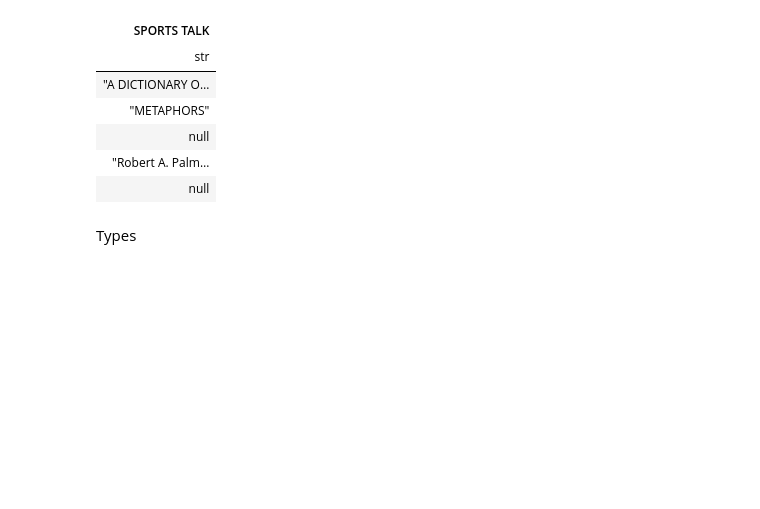
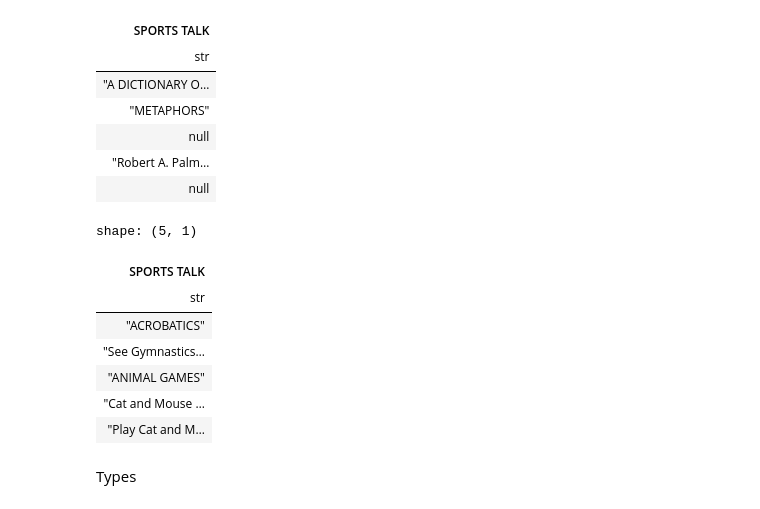
Before and after one commit to tatami-galaxy/sports-language-in-politics, a Jupyter notebook: experiments/notebooks/sports_metaphors_parse.ipynb, the cells around one changed output. Saved outputs shown, nothing was run; the diff lists cells and outputs as text; code cells hidden in the pictures; blank space fills up the shorter version.

```diff
--- a/experiments/notebooks/sports_metaphors_parse.ipynb
+++ b/experiments/notebooks/sports_metaphors_parse.ipynb
@@ -16,6 +16,17 @@ shape: (5, 1)
 | null |
 # %%
 df = df[79:].drop_nulls()
+# %%
+df.head()
+# %% [output]
+shape: (5, 1)
+| SPORTS TALK |
+| str |
+| "ACROBATICS" |
+| "See Gymnastics… |
+| "ANIMAL GAMES" |
+| "Cat and Mouse … |
+| "Play Cat and M… |
 # %% [markdown]
 Types
 # %%
```
Also changed, not shown: parts of 6 cells of this notebook, 2 other files.
